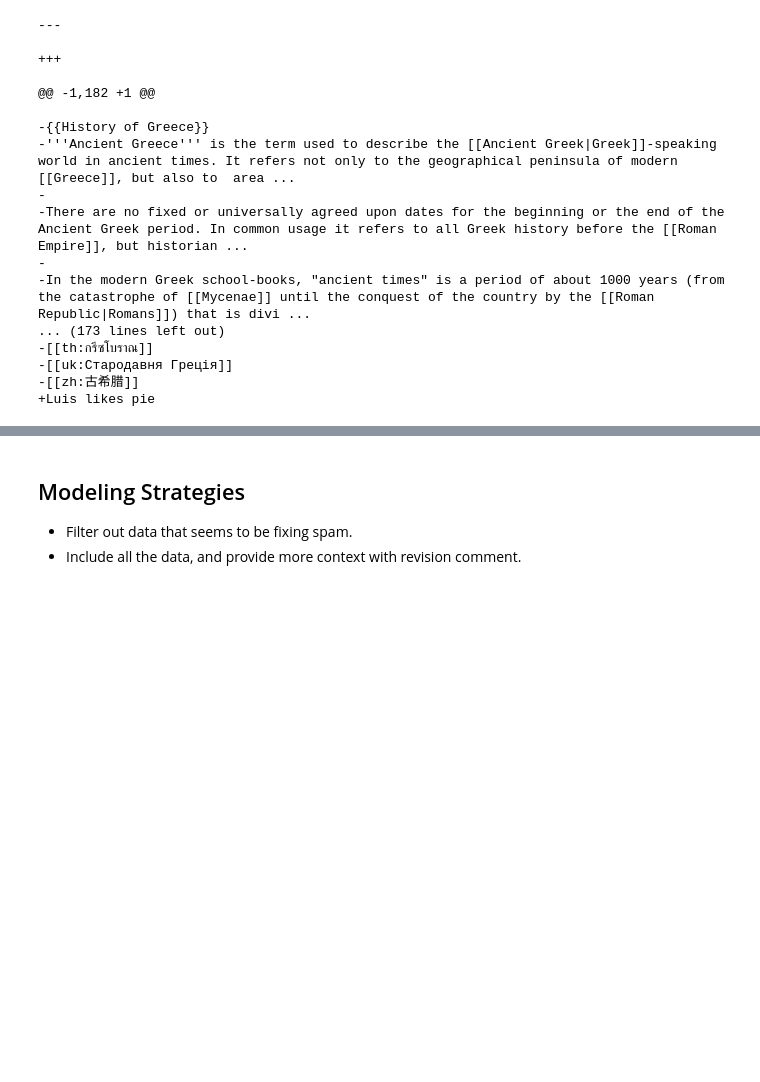
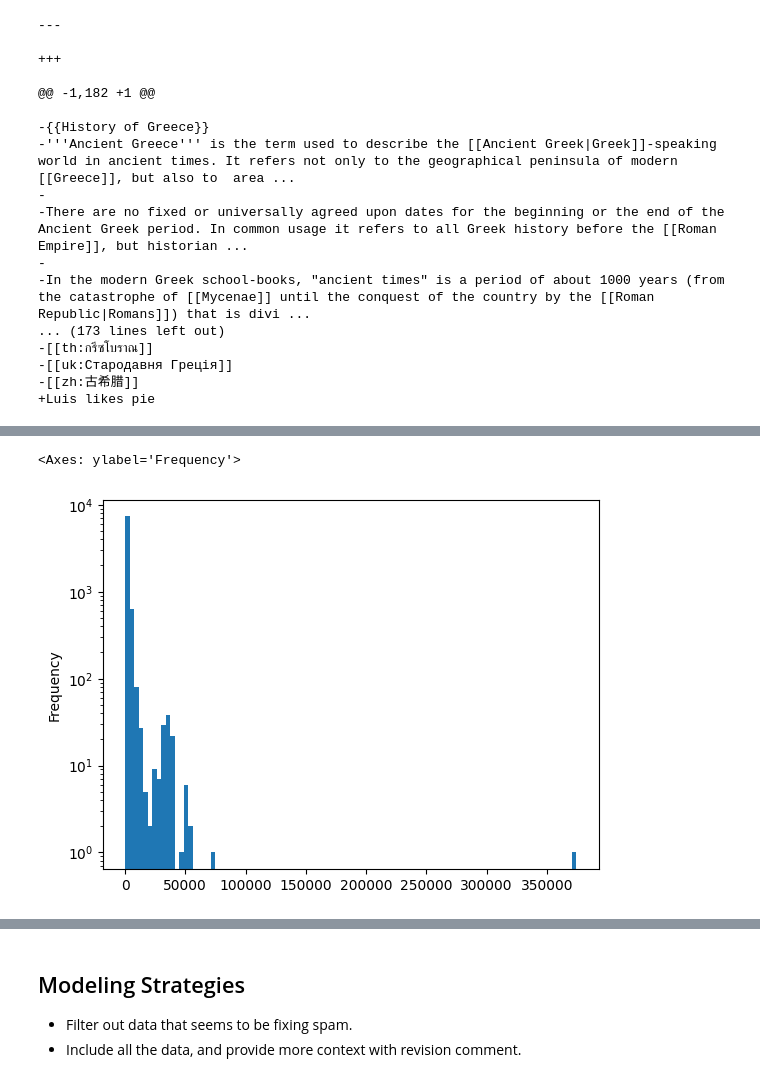
Before and after one commit to hai-labs/diff-llm, a Jupyter notebook: dataset_eda.ipynb, the cells around one changed output, grey strips where cells are left out. Drawn from its saved outputs; the diff is of its cells as text; code cells hidden in the pictures; blank space fills up the shorter version.

```diff
--- a/dataset_eda.ipynb
+++ b/dataset_eda.ipynb
@@ -160,0 +163,7 @@ for l in difflib.unified_diff(before.splitlines(), after.splitlines()):
+# %%
+from diff_llm import data_loader
+
+dataset = data_loader.get_dataset("datasets/diff_corpus_medium")
+# %%
+df = dataset.to_pandas()
+df.head()
@@ -160,0 +177,5 @@ for l in difflib.unified_diff(before.splitlines(), after.splitlines()):
+# %%
+df["example"].str.len().plot.hist(bins=100, log=True)
+# %% [output]
+<Axes: ylabel='Frequency'>
+[figure, added]
```
Also changed, not shown: parts of 4 cells of this notebook, 8 other files.
